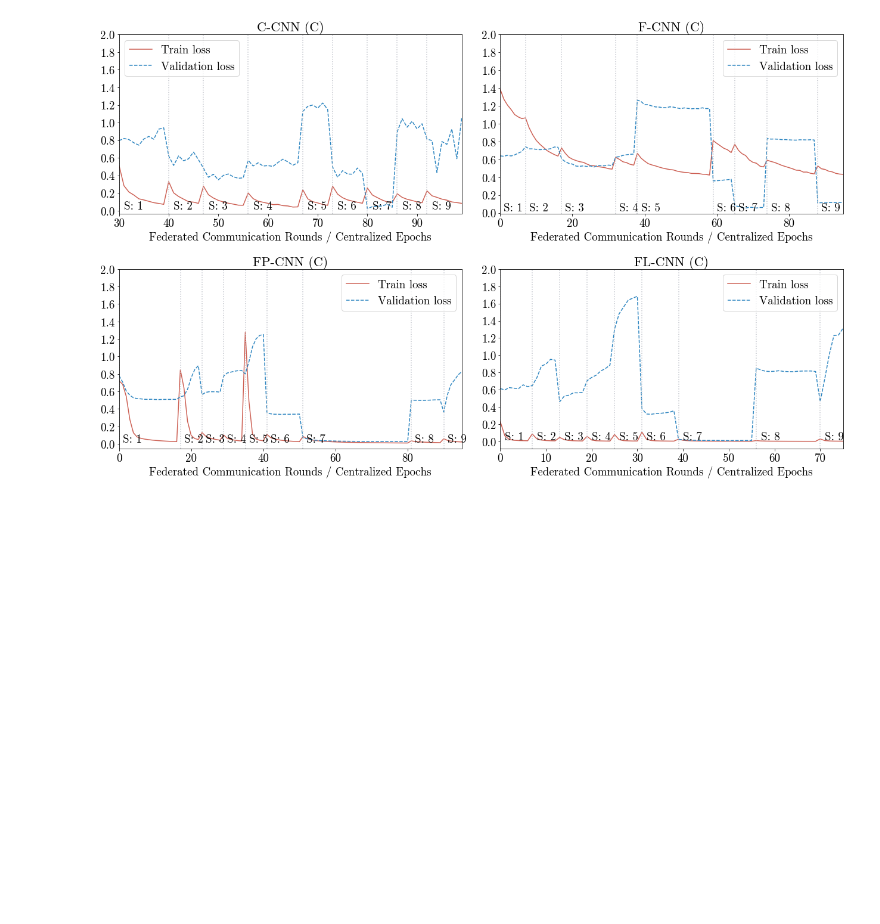
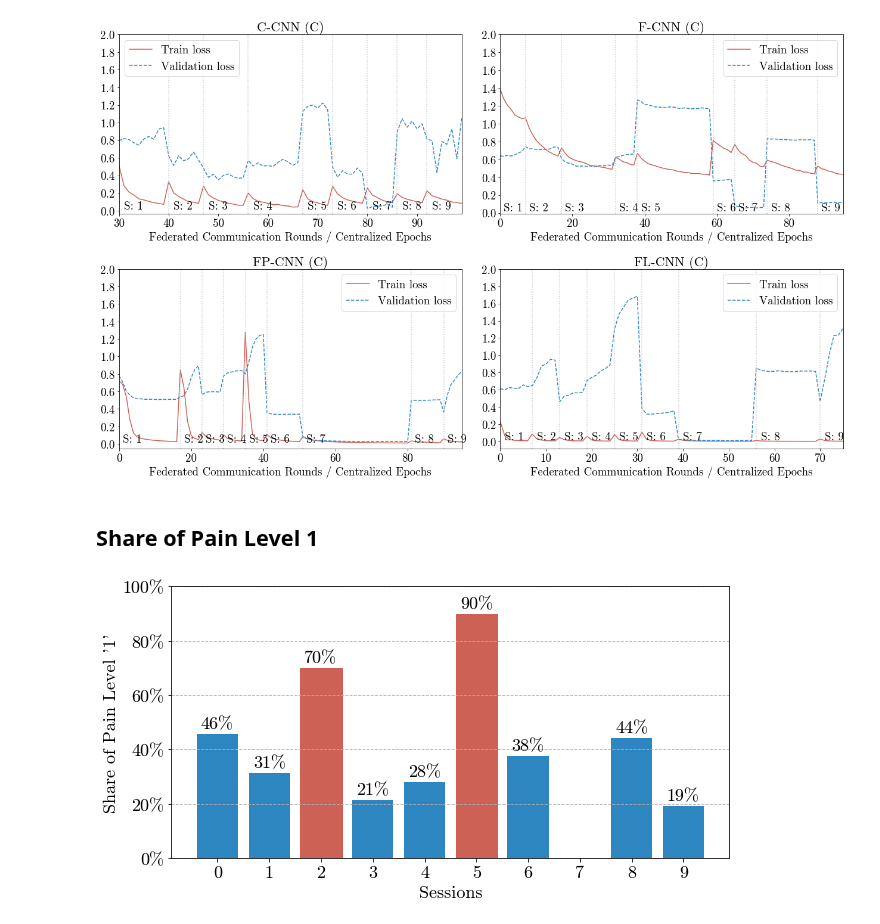
Before and after one commit to ntobis/federated-machine-learning, a Jupyter notebook: Notebooks/MSc Thesis Visualizations.ipynb, the cells around one changed output. Saved outputs shown, nothing was run; the diff lists cells and outputs as text; code cells hidden in the pictures; blank space fills up the shorter version.

```diff
--- a/Notebooks/MSc Thesis Visualizations.ipynb
+++ b/Notebooks/MSc Thesis Visualizations.ipynb
@@ -25,3 +44,31 @@ from Scripts import Results_Evaluation as rE
+# %%
+def draw_pain_bar_chart():
+    # Create Dataframe
+    df = pd.DataFrame(DL.get_labels(DL.get_image_paths(os.path.join(DATA, 'group_2'))), columns=['Person', 'Session', 'Culture', 'Frame', 'Pain', 'Trans_1', 'Trans2'])
+    df[['Person', 'Session', 'Culture', 'Frame', 'Pain', ]] = df[['Person', 'Session', 'Culture', 'Frame', 'Pain', ]].astype(int)
+
+    # Get Frequencey values
+    sessions = sorted(df['Session'].unique())
+    share_1 = {}
+    for session in sessions:
+        key, val = np.unique(df[df['Session'] == session]['Pain'], return_counts=True)
+        if 1 in key:
+            share_1[session] = val[1] / sum(val[1:])
+
+    # Draw figure
+    plt.figure(figsize=(10,5))
+    bars = plt.bar(share_1.keys(), share_1.values(), color='#2E86C1')
+    autolabel(bars)
+    bars[2].set_color('#CD6155')
+    bars[5].set_color('#CD6155')
+    plt.xticks(np.arange(0,10,1))
+    plt.yticks(np.arange(0,1.1,0.2), ['{}%'.format(int(num * 100)) for num in np.arange(0,1.1,0.2)])
+    plt.xlabel('Sessions')
+    plt.ylabel("Share of Pain Level '1'")
+    ax = plt.gca()
+    ax.yaxis.grid(True, linestyle='--')
+    fig = plt.gcf()
+    return fig, ax
 # %%
 def create_pain_df(path, pain_gap=()):
     img_paths = np.array(DL.get_image_paths(path))
@@ -504,3 +551,16 @@ fig, ax = create_simple_grid(file_paths, np.arange(0,2.1,0.2), 'loss', top_exp)
 fig.savefig(os.path.join(FIGURES, 'trainingloss.pdf'), bbox_inches = 'tight')
 # %% [output]
 [figure]
+# %% [markdown]
+## Share of Pain Level 1
+# %%
+# Set PLT Parameters
+plt.rcParams.update({'font.size': 18,
+                     'font.family' : 'cmr10',
+                     'font.weight' : 'normal',
+                     'axes.titlesize' : 22})
+# %%
+fig, ax = draw_pain_bar_chart()
+fig.savefig(os.path.join(FIGURES, 'painbar.pdf'), bbox_inches = 'tight')
+# %% [output]
+[figure, added]
```
Also changed, not shown: parts of 1 cell of this notebook, 2 other files.
